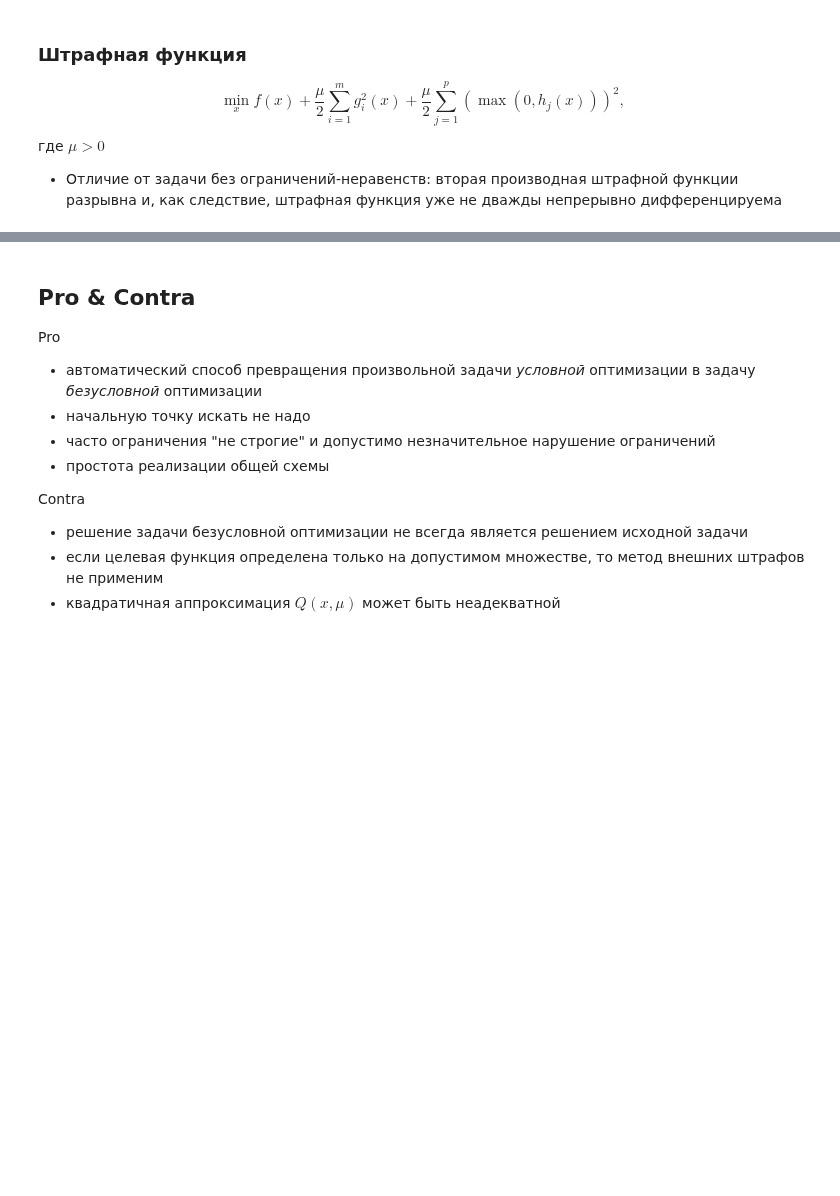
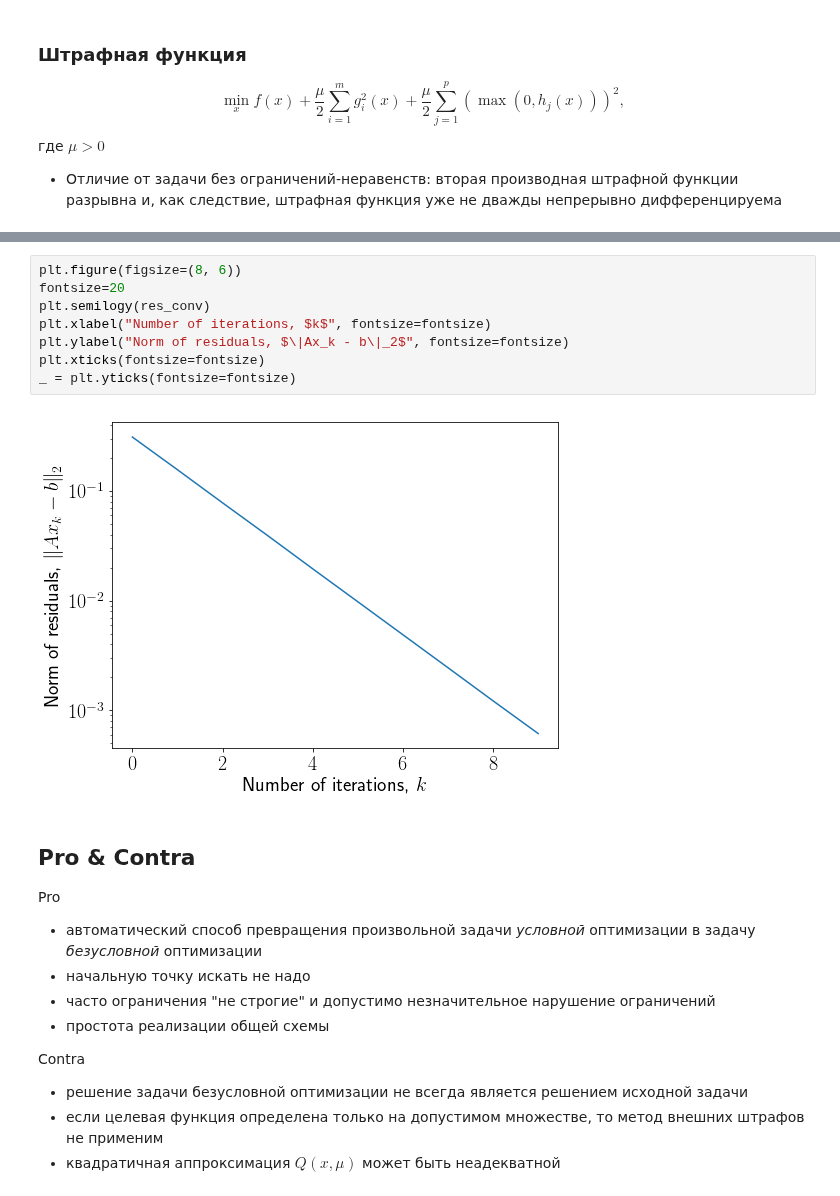
Before and after one commit to amkatrutsa/optimization_course, a Jupyter notebook: 21-Penalty/Seminar21.ipynb, the cells around one changed output, grey strips where cells are left out. Saved outputs shown, nothing was run; the diff lists cells and outputs as text; blank space fills up the shorter version.

```diff
--- a/21-Penalty/Seminar21.ipynb
+++ b/21-Penalty/Seminar21.ipynb
@@ -134,3 +197,13 @@ $$
+# %%
+plt.figure(figsize=(8, 6))
+fontsize=20
+plt.semilogy(res_conv)
+plt.xlabel("Number of iterations, $k$", fontsize=fontsize)
+plt.ylabel("Norm of residuals, $\|Ax_k - b\|_2$", fontsize=fontsize)
+plt.xticks(fontsize=fontsize)
+_ = plt.yticks(fontsize=fontsize)
+# %% [output]
+[figure, added]
 # %% [markdown]
 ## Pro & Contra
 
```
Also changed, not shown: parts of 6 cells of this notebook.
